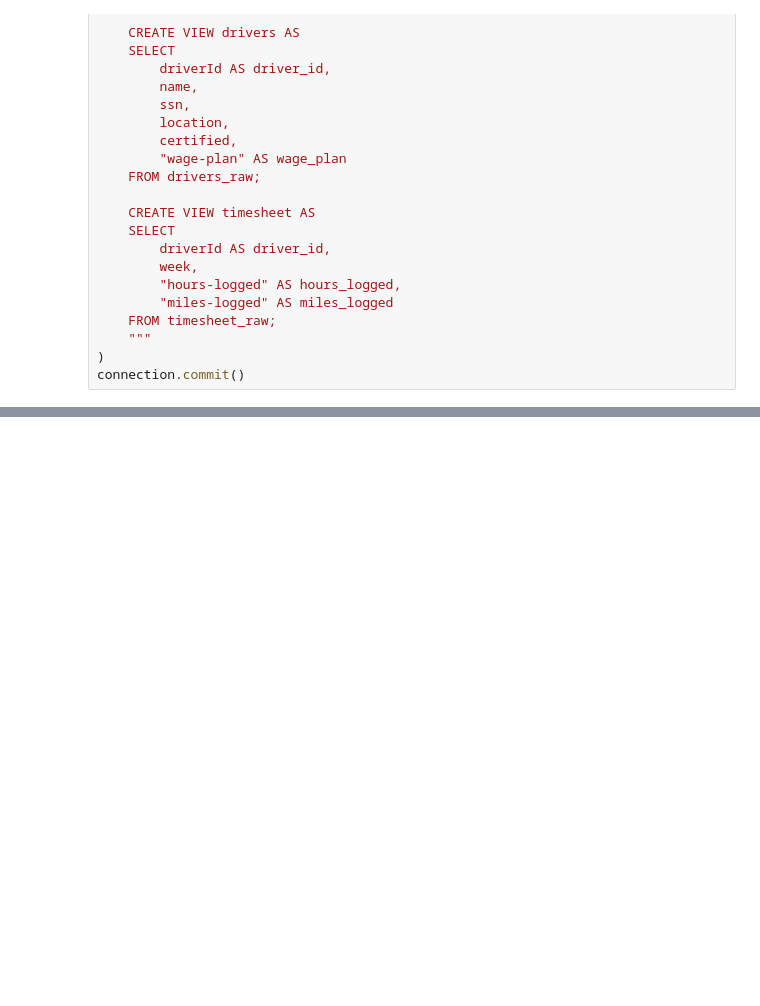
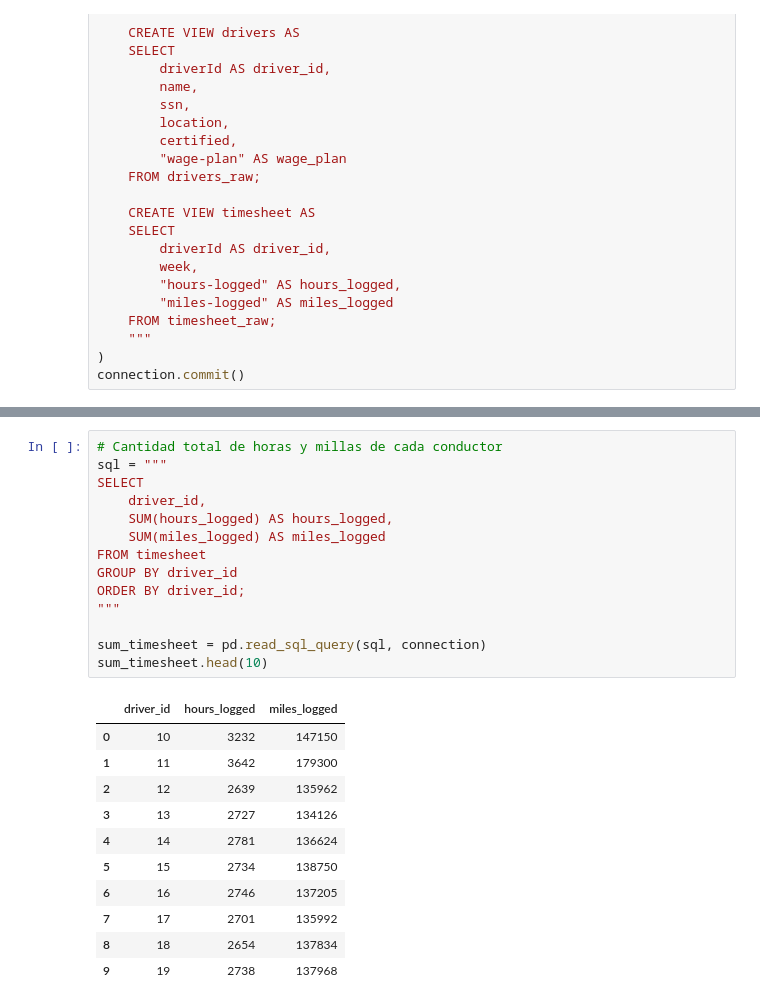
Before and after one commit to 2026-2-fundamentos/std-sebastian-mesa-calle, a Jupyter notebook: P104_drivers_sqlite/notebooks/notebook.ipynb, the cells around one changed output, grey strips where cells are left out. Drawn from its saved outputs; the diff is of its cells as text; blank space fills up the shorter version.

```diff
--- a/P104_drivers_sqlite/notebooks/notebook.ipynb
+++ b/P104_drivers_sqlite/notebooks/notebook.ipynb
@@ -76,0 +154,26 @@ connection.commit()
+# %%
+# Cantidad total de horas y millas de cada conductor
+sql = """
+SELECT
+    driver_id,
+    SUM(hours_logged) AS hours_logged,
+    SUM(miles_logged) AS miles_logged
+FROM timesheet
+GROUP BY driver_id
+ORDER BY driver_id;
+"""
+
+sum_timesheet = pd.read_sql_query(sql, connection)
+sum_timesheet.head(10)
+# %% [output]
+|  | driver_id | hours_logged | miles_logged |
+| 0 | 10 | 3232 | 147150 |
+| 1 | 11 | 3642 | 179300 |
+| 2 | 12 | 2639 | 135962 |
+| 3 | 13 | 2727 | 134126 |
+| 4 | 14 | 2781 | 136624 |
+| 5 | 15 | 2734 | 138750 |
+| 6 | 16 | 2746 | 137205 |
+| 7 | 17 | 2701 | 135992 |
+| 8 | 18 | 2654 | 137834 |
+| 9 | 19 | 2738 | 137968 |
```
Also changed, not shown: parts of 10 cells of this notebook, 2 other files.
